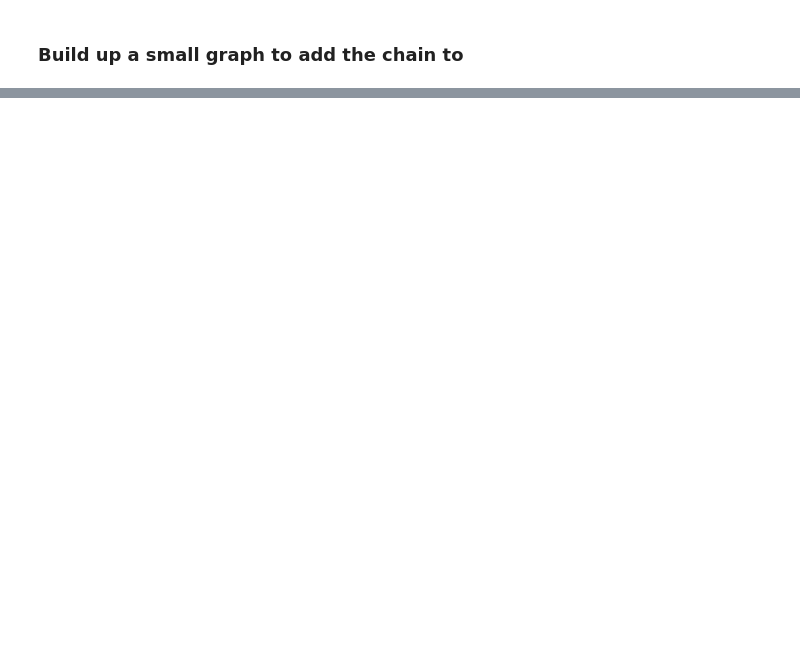
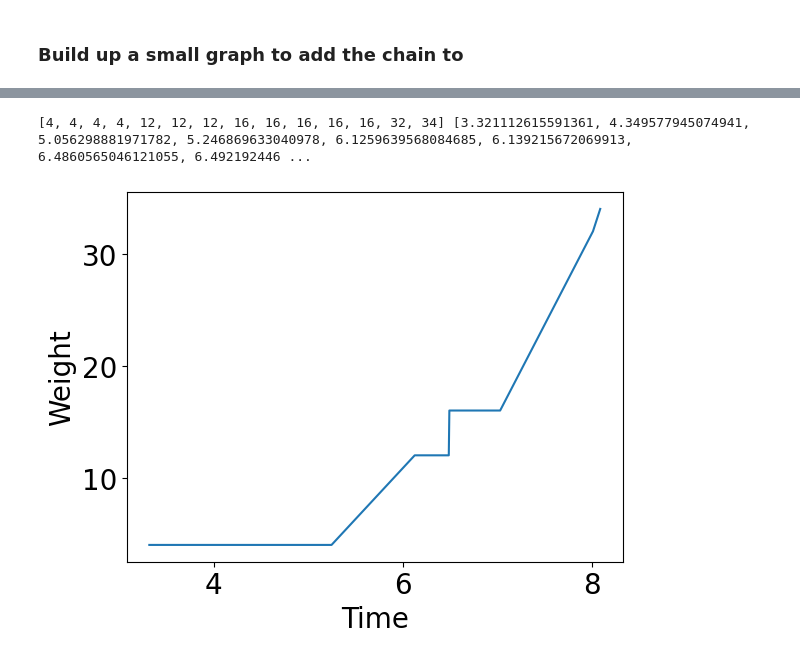
Before and after one commit to ctimms13/TangleSimulatorUpgraded, a Jupyter notebook: PC_Builder.ipynb, the cells around one changed output, grey strips where cells are left out. Saved outputs shown, nothing was run; the diff lists cells and outputs as text; code cells hidden in the pictures; blank space fills up the shorter version.

Commit message:
Monitoring CW of DS transaction

```diff
--- a/PC_Builder.ipynb
+++ b/PC_Builder.ipynb
@@ -104,0 +110,5 @@ approved <Transaction 13>
+# %%
+for j in range(2):
+    for i in range(4):
+        ng.nodes[i].issue_transaction()
+        w.update()
@@ -112,0 +141,5 @@ t.plot()
+# %%
+w.plot_cum_weight()
+# %% [output]
+[4, 4, 4, 4, 12, 12, 12, 16, 16, 16, 16, 16, 32, 34] [3.321112615591361, 4.349577945074941, 5.056298881971782, 5.246869633040978, 6.1259639568084685, 6.139215672069913, 6.4860565046121055, 6.492192446 ...
+[figure, added]
```
Also changed, not shown: parts of 10 cells of this notebook, 2 other files.
